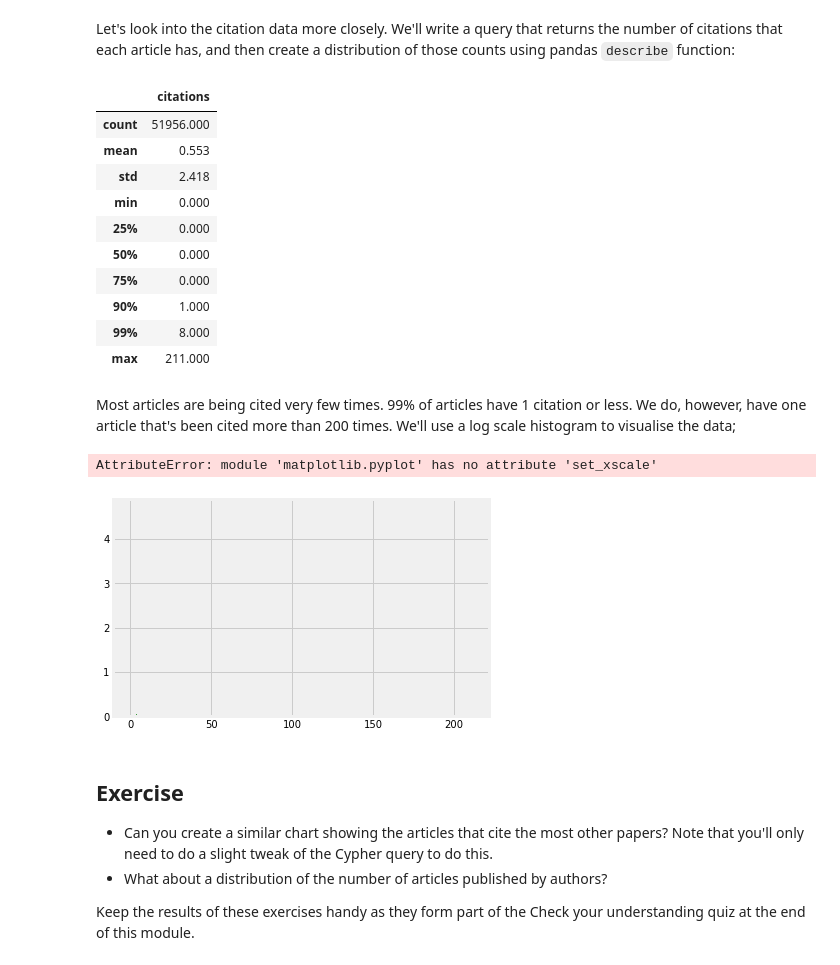
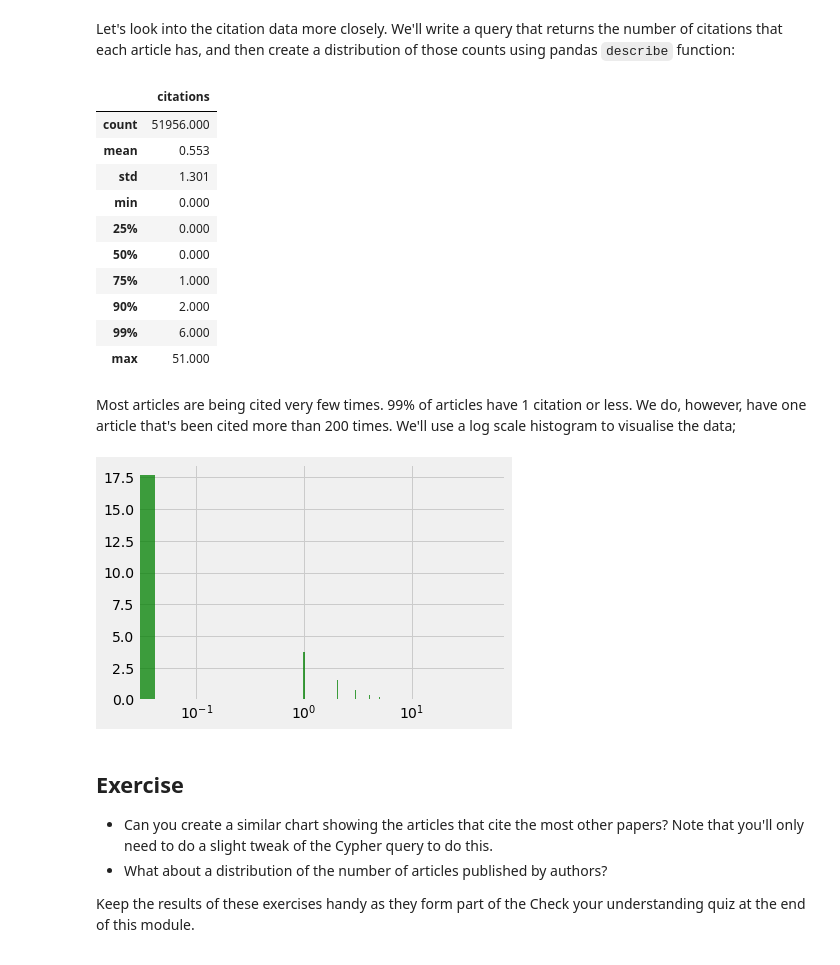
Before and after one commit to mneedham/gds-data-science-training, a Jupyter notebook: 02_EDA.ipynb, the cells around one changed output. Drawn from its saved outputs; the diff is of its cells as text; code cells hidden in the pictures.

```diff
--- a/02_EDA.ipynb
+++ b/02_EDA.ipynb
@@ -39,7 +44,7 @@ If we run `CALL db.schema()` in the Neo4j Browser (http://localhost:7474/browser
 Let's drill down a bit. How many nodes do we have for each of these labels?
 # %%
 result = {"label": [], "count": []}
-with driver.session() as session:
+with driver.session(database="neo4j") as session:
     for row in session.run("CALL db.labels()"):
         label = row["label"]
         query = f"MATCH (:`{label}`) RETURN count(*) as count"
@@ -67,7 +72,7 @@ plt.show()
 And what types of relationships do we have?
 # %%
 result = {"relType": [], "count": []}
-with driver.session() as session:
+with driver.session(database="neo4j") as session:
     for row in session.run("""
     CALL db.relationshipTypes()
 YIELD relationshipType
@@ -101,18 +106,18 @@ Now let's explore the citation data. The following query finds 25 authors, artic
 exploratory_query = """
 MATCH (author:Author)<-[:AUTHOR]-(article:Article)-[:VENUE]->(venue)
 WITH article.title AS article, author.name AS author, venue.name AS venue,
-       size((article)-[:CITED]->()) AS citationsGiven, size((article)<-[:CITED]-()) AS citationsReceived
+       size((article)-[:CITED]->()) AS citationsGiven,
+       size((article)<-[:CITED]-()) AS citationsReceived
 WHERE citationsGiven > 0 AND citationsReceived > 0
 RETURN article, author, citationsGiven, citationsReceived,venue
 ORDER BY rand()
 LIMIT 25
 """
 
-with driver.session() as session:
+with driver.session(database="neo4j") as session:
     result = session.run(exploratory_query)
+    df = pd.DataFrame([dict(record) for record in result])
 
-# dict(result.single())
-
-pd.DataFrame([dict(record) for record in result])
+df
 # %% [output]
 |  | article | author | citationsGiven | citationsReceived | venue |
@@ -137,36 +142,35 @@ Let's look into the citation data more closely. We'll write a query that returns
 # %%
 query = """
 MATCH (a:Article)
-RETURN size((a)<-[:CITED]-()) AS citations
+RETURN size((a)-[:CITED]->()) AS citations
 """
 
-with driver.session() as session:
+with driver.session(database="neo4j") as session:
     result = session.run(query)
-
-citation_df = pd.DataFrame([dict(record) for record in result])
+    citation_df = pd.DataFrame([dict(record) for record in result])
 citation_df.describe([.25, .5, .75, .9, .99])
 # %% [output]
 |  | citations |
 | count | 51956.000 |
 | mean | 0.553 |
-| std | 2.418 |
+| std | 1.301 |
 | min | 0.000 |
 | 25% | 0.000 |
 | 50% | 0.000 |
-| 75% | 0.000 |
-| 90% | 1.000 |
-| 99% | 8.000 |
-| max | 211.000 |
+| 75% | 1.000 |
+| 90% | 2.000 |
+| 99% | 6.000 |
+| max | 51.000 |
 # %% [markdown]
 Most articles are being cited very few times. 99% of articles have 1 citation or less. We do, however, have one article that's been cited more than 200 times. We'll use a log scale histogram to visualise the data;
 # %%
+fig1, ax1 = plt.subplots()
 ax1.hist(pd.Series(citation_df['citations'].dropna()), 1250, density=True, facecolor='g', alpha=0.75)
 ax1.set_xscale("log")
 plt.tight_layout()
 plt.show()
 # %% [output]
-AttributeError: module 'matplotlib.pyplot' has no attribute 'set_xscale'
-[figure, old version]
+[figure, new version]
 # %% [markdown]
 ## Exercise
 
```
Also changed, not shown: parts of 5 cells of this notebook, 5 other files.
